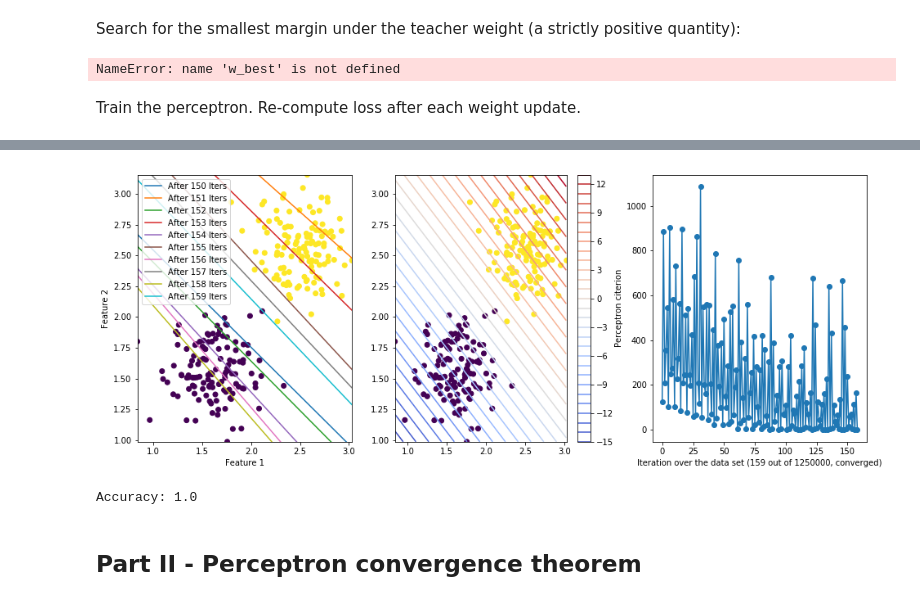
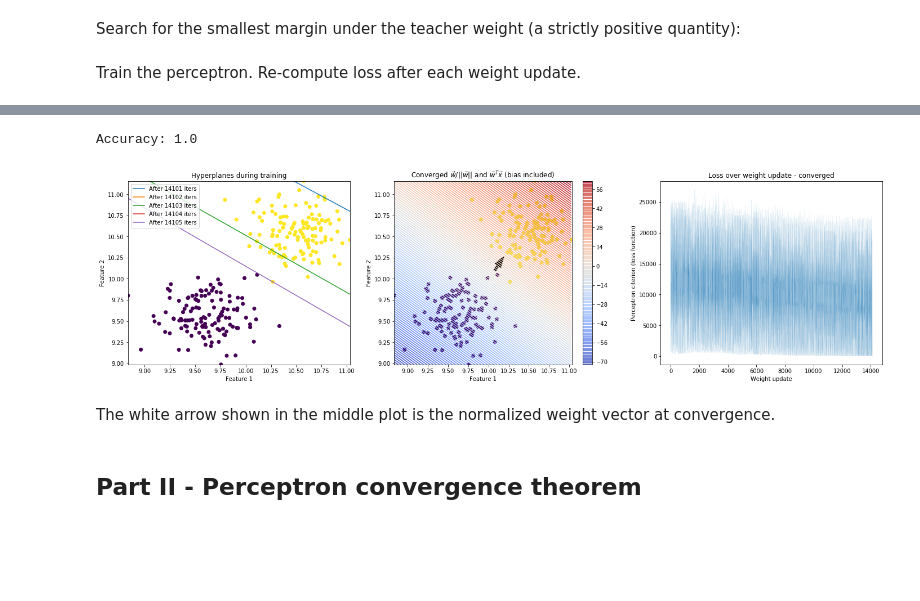
Before and after one commit to zhihanyang2022/bishop1995_notes, a Jupyter notebook: c3_single_layer_networks/perceptron.ipynb, the cells around one changed output, grey strips where cells are left out. Saved outputs shown, nothing was run; the diff lists cells and outputs as text; code cells hidden in the pictures; blank space fills up the shorter version.

Commit message:
Worked on c3/perceptron.ipynb: added plots for upper bound on A(n) and for actual A(n)

```diff
--- a/c3_single_layer_networks/perceptron.ipynb
+++ b/c3_single_layer_networks/perceptron.ipynb
@@ -55,6 +61,6 @@ plt.show()
 # %%
 samps_with_ones = np.hstack([
-    samps + 2,
+    samps,
     np.ones(len(samps)).reshape(len(samps), 1)  # \phi_0's
 ])
 # %%
@@ -69,13 +75,6 @@ Now, we discuss the training procedure.
 Define the Perceptron class.
 # %% [markdown]
 Search for the smallest margin under the teacher weight (a strictly positive quantity):
-# %%
-smallest_margin = np.inf
-for samp, label in zip(samps_with_ones, labels):
-    if w_best.T @ samp  < smallest_delta:
-        smallest_delta = w_best.T @ samp
-# %% [output]
-NameError: name 'w_best' is not defined
 # %%
 class Perceptron:
 
@@ -87,7 +86,7 @@ class Perceptron:
         self.w_init = np.array([[-10.0], [8.0], [-7.0]])
         self.w = self.w_init.copy()
         self.w_histories = []
-        self.r = 0 # total number of weight updates
+        self.num_updates = 0
 
     @staticmethod
     def step_func(input):
@@ -116,7 +115,7 @@ class Perceptron:
     def increment_weight(self, delta):
 
         self.w = self.w.copy() + delta
-        self.r += 1
+        self.num_updates += 1
         self.w_histories.append(self.w)
 
     def hyperplane(self, xs, w):
@@ -207,5 +204,13 @@ plt.contour?
+# %%
+preds = np.zeros(len(labels))
+for i, s in enumerate(samps_with_ones):
+    preds[i] = p.discriminant(s)
+acc = np.mean(preds == labels)
+print('Accuracy:', acc)
+# %% [output]
+Accuracy: 1.0
 # %%
-fig = plt.figure(figsize=(16, 6))
+fig = plt.figure(figsize=(24, 6))
 
 # figure 1
 
@@ -218,66 +223,70 @@ x_lower, x_upper = samps_with_ones[F1].min(), samps_with_ones[F1].max()
 
 xs = np.array([x_lower, x_upper])
 
-kNUM_RECENT = 10
+kNUM_RECENT = 5
 kNUM_STRIDE = 1
 hyperplane_histories = p.hyperplane_histories(xs, num_recent=kNUM_RECENT, num_stride=kNUM_STRIDE)
 num_histories = len(p.w_histories)
 
 for i, hyperplane in enumerate(hyperplane_histories):
-    plt.plot(xs, hyperplane, label=f'After {num_histories - kNUM_RECENT + (i+1) * kNUM_STRIDE} Iters')
-
-plt.legend()
-plt.xlabel('Feature 1')
-plt.ylabel('Feature 2')
+    plt.plot(xs, hyperplane, label=f'After {num_histories - kNUM_RECENT + (i+1) * kNUM_STRIDE} iters')
 
 plt.xlim(x_lower, x_upper)
 plt.ylim(y_lower, y_upper)
+
+plt.legend()
+plt.title('Hyperplanes during training')
+plt.xlabel('Feature 1')
+plt.ylabel('Feature 2')
 
 # figure 2
 
 fig.add_subplot(132)
 
 plt.scatter(samps_with_ones[F1], samps_with_ones[F2], c=labels)
 
 xs = np.arange(x_lower, x_upper, 0.01)
 ys = np.arange(y_lower, y_upper, 0.01)
 
 preds_matrix = np.zeros((len(ys), len(xs)))
 
 for i, x in enumerate(xs):
     for j, y in enumerate(ys):
         preds_matrix[j][i] = p.linear_combination(np.array([[x], [y], [1.0]]))
 
 plt.contour(xs, ys, preds_matrix, np.arange(np.floor(preds_matrix.min()), np.ceil(preds_matrix.max()), 1), cmap='coolwarm')
 plt.colorbar()
 
+argmax_min_y, argmax_min_x = np.where(preds_matrix == np.abs(preds_matrix).min())
+
+plt.arrow(float(xs[argmax_min_x]), float(ys[argmax_min_y]), float(p.w[0]) / norm(p.w), float(p.w[1]) / norm(p.w), width=0.03, length_includes_head=False, color='black')
+
 plt.xlim(x_lower, x_upper)
 plt.ylim(y_lower, y_upper)
+
+plt.title(r'Converged $\vec{w}/{||\vec{w}||}$ and $\vec{w}^T \vec{x}$ (bias included)')
+plt.xlabel('Feature 1')
+plt.ylabel('Feature 2')
 
 # figure 3
 
 fig.add_subplot(133)
 
-plt.scatter(np.arange(len(losses)), losses)
-plt.plot(losses)
+plt.plot(losses, linewidth=0.05)
 
-is_converged = len(losses) < num_samples_seen
+is_converged = acc == 1.0
 if is_converged:
-    convergence_flag = 'converged'
+    plt.title('Loss over weight update - converged')
 else:
-    convergence_flag = 'not converged'
-plt.xlabel(f'Iteration over the data set ({len(losses)} out of {num_samples_seen}, {convergence_flag})')
-plt.ylabel('Perceptron citerion')
+    plt.title('Loss over weight update - not converged')
+
+plt.xlabel(f'Weight update')
+plt.ylabel('Perceptron citerion (loss function)')
 
 plt.show()
 # %% [output]
-[figure, old version]
+[figure, new version]
-# %%
-preds = np.zeros(len(labels))
-for i, s in enumerate(samps_with_ones):
-    preds[i] = p.discriminant(s)
-print('Accuracy:', np.mean(preds == labels))
-# %% [output]
-Accuracy: 1.0
+# %% [markdown]
+The white arrow shown in the middle plot is the normalized weight vector at convergence.
 # %% [markdown]
 ## Part II - Perceptron convergence theorem
```
Also changed, not shown: parts of 53 cells of this notebook.
